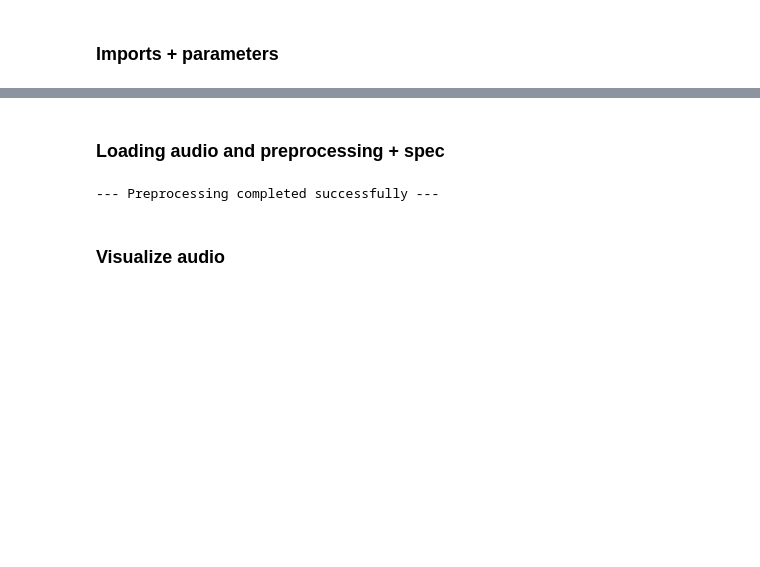
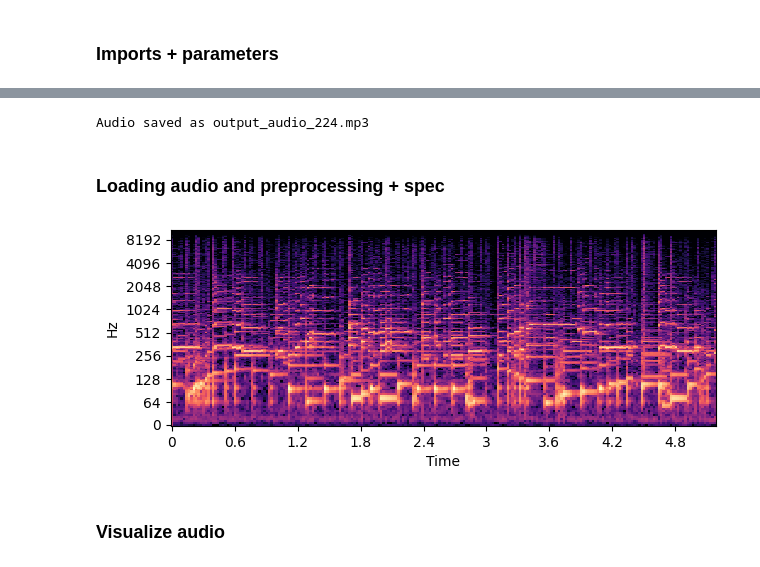
Before and after one commit to GiuDF1102/Example-Based-Explanations-for-Audio-Classification, a Jupyter notebook: audio_preprocess/spec.ipynb, the cells around one changed output, grey strips where cells are left out. Saved outputs shown, nothing was run; the diff lists cells and outputs as text; code cells hidden in the pictures; blank space fills up the shorter version.

```diff
--- a/audio_preprocess/spec.ipynb
+++ b/audio_preprocess/spec.ipynb
@@ -17,16 +61,15 @@ audiopreprocessor = AudioPreprocessor(SAMPLE_RATE, DURATION, HOP_LENGTH_FACTOR,
+# %%
+# reconstructs audio form the intermediate result (stft) where phase information is preserved
+reconstruction_audio = librosa.istft(stft_result, n_fft = N_FFT, hop_length=hop_length)
+input_audio_path = "input_audio.mp3"
+sf.write(input_audio_path, audio_section, SAMPLE_RATE, format='MP3')
+
+
+output_audio_path = 'output_audio_224.mp3'
+sf.write(output_audio_path, reconstruction_audio, SAMPLE_RATE, format='MP3')
+
+print(f"Audio saved as {output_audio_path}")
+# %% [output]
+Audio saved as output_audio_224.mp3
 # %% [markdown]
 ### Loading audio and preprocessing + spec
-# %%
-# Load each audio file and add information to the list, limiting to the first tot files
-
-audio_file = "your_audio_file.wav"
-
-
-audio_section = audiopreprocessor.load_audio(audio_file)
-audio_section = audiopreprocessor.normalize_amplitude(audio_section)
-# spectrogram = audiopreprocessor.compute_log_spectrogram(audio_section)
-
-
-print("--- Preprocessing completed successfully ---")
-# %% [output]
---- Preprocessing completed successfully ---
@@ -33,3 +112,27 @@ print("--- Preprocessing completed successfully ---")
+# %%
+import matplotlib.pyplot as plt
+import librosa.display
+
+# Create a figure with two subplots, one below the other
+
+# First spectrogram
+plt.subplot(2, 1, 1)
+librosa.display.specshow(spec_try_2, y_axis='log', x_axis='time', sr=SAMPLE_RATE)
+plt.tight_layout()
+
+plt.savefig('spectrogram_2.png', bbox_inches='tight', pad_inches=0)
+
+# # Second spectrogram (can be the same or different)
+# plt.subplot(2, 1, 2)
+# librosa.display.specshow(padded_log_spec, y_axis='log', x_axis='time', sr=SAMPLE_RATE)
+# plt.colorbar(format='%+2.0f dB')
+# plt.title('Spectrogram 2')
+# plt.tight_layout()
+
+# # Display the plots
+# plt.show()
+# %% [output]
+[figure, added]
 # %% [markdown]
 ### Visualize audio
 # %%
```
Also changed, not shown: parts of 11 cells of this notebook, 7 other files.
